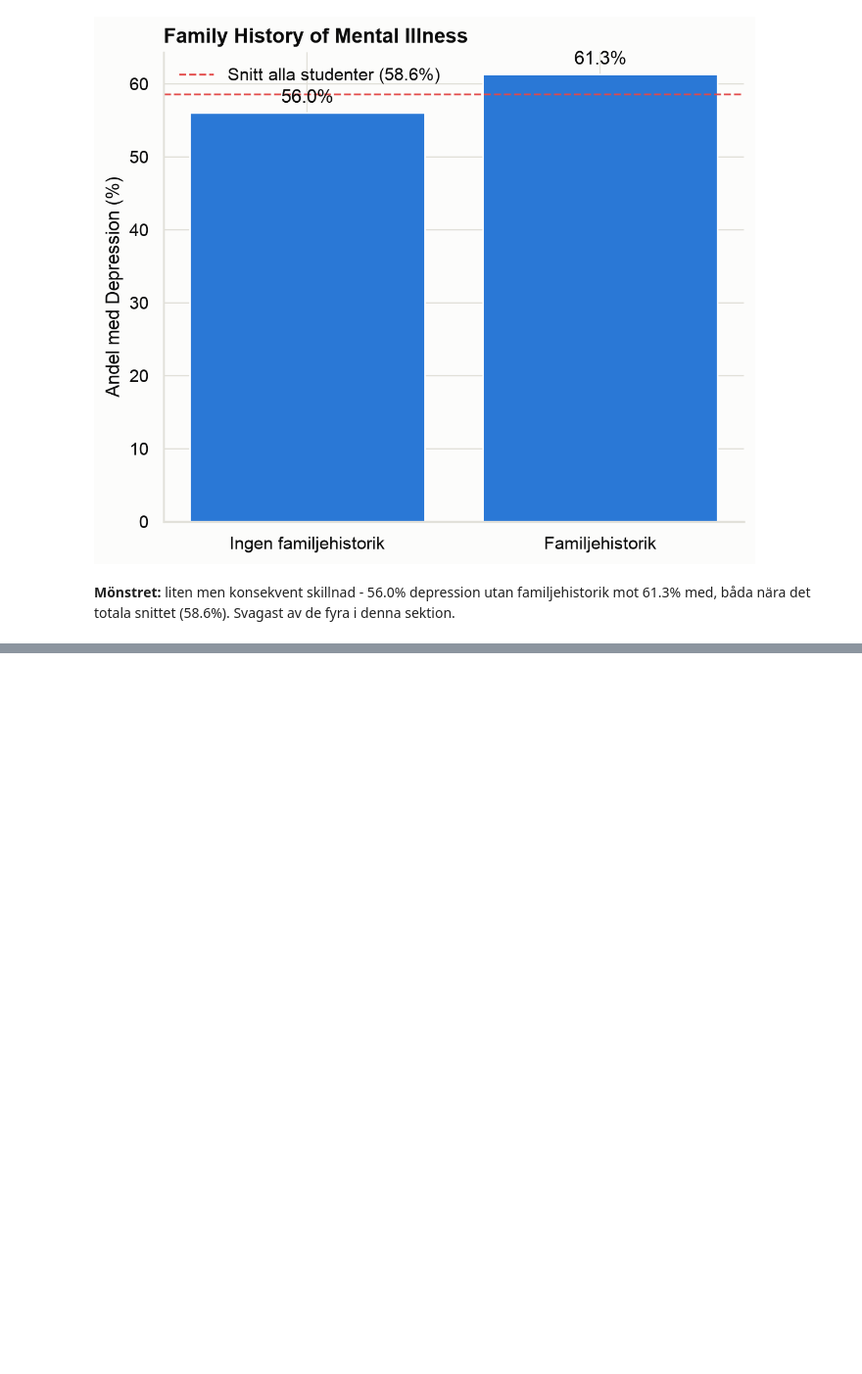
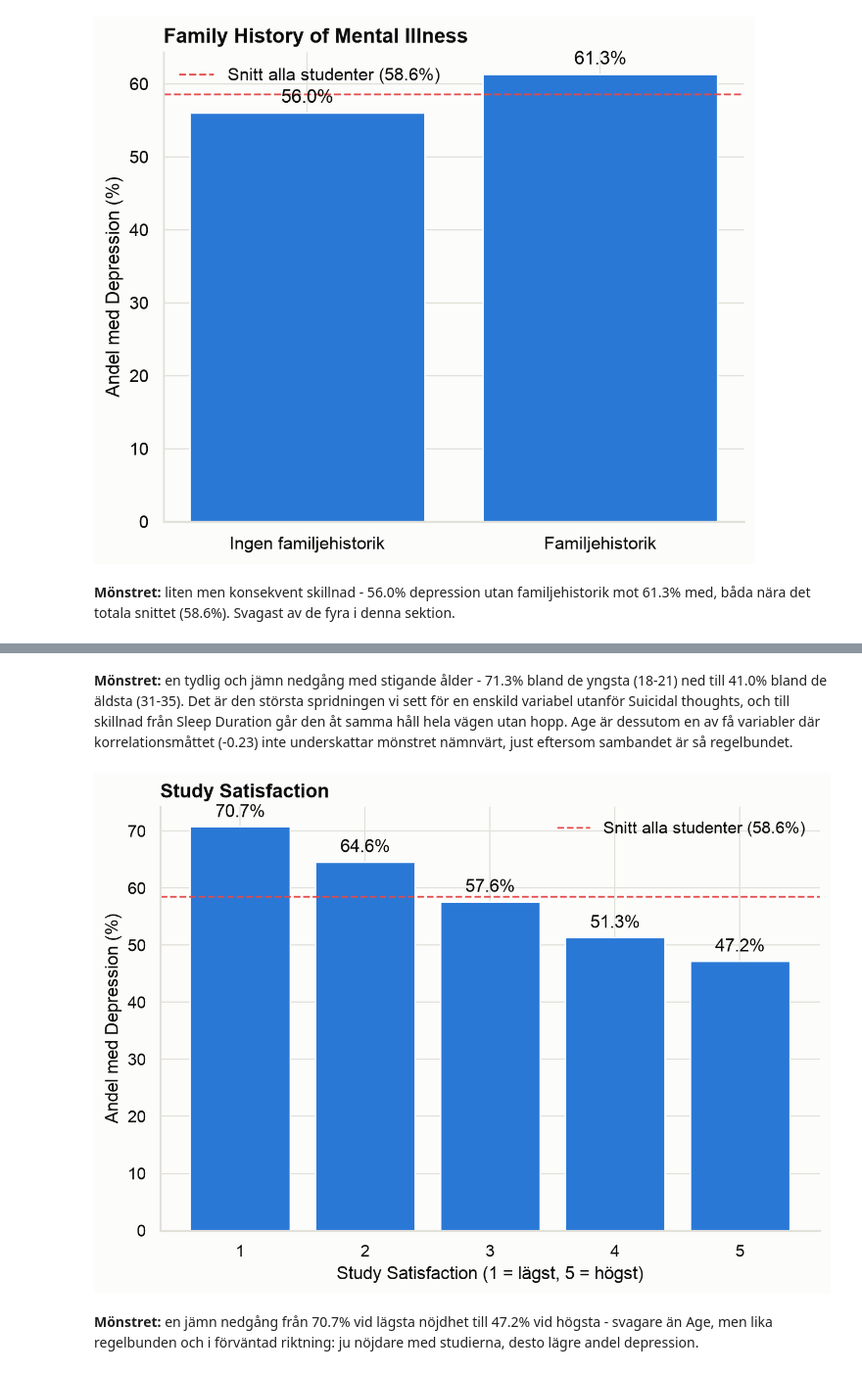
Before and after one commit to davidfjellstrom/student-depression-ML-project, a Jupyter notebook: 02_EDA.ipynb, the cells around one changed output, grey strips where cells are left out. Shown at 98% size. Cells and saved outputs as stored; diff of their text form; code cells hidden in the pictures; blank space fills up the shorter version.

```diff
--- a/02_EDA.ipynb
+++ b/02_EDA.ipynb
@@ -337 +382,32 @@ plt.show()
+# %% [markdown]
+**Mönstret:** en tydlig och jämn nedgång med stigande ålder - 71.3% bland de yngsta
+(18-21) ned till 41.0% bland de äldsta (31-35). Det är den största spridningen vi sett
+för en enskild variabel utanför Suicidal thoughts, och till skillnad från Sleep Duration
+går den åt samma håll hela vägen utan hopp. Age är dessutom en av få variabler där
+korrelationsmåttet (-0.23) inte underskattar mönstret nämnvärt, just eftersom sambandet
+är så regelbundet.
+# %%
+# Study Satisfaction (skala 0-5). Nivå 0 utelämnas - bara 10 studenter, för få för en
+# tillförlitlig andel.
+satisfaction = df[df["Study Satisfaction"] > 0]
+andel_per_satisfaction = satisfaction.groupby("Study Satisfaction")["Depression"].mean() * 100
+
+fig, ax = plt.subplots(figsize=(7, 5))
+bars = ax.bar(andel_per_satisfaction.index.astype(int).astype(str),
+              andel_per_satisfaction.values, color=PALETTE["blue"])
+ax.bar_label(bars, fmt="%.1f%%", padding=4, color=PALETTE["ink"])
+ax.axhline(df["Depression"].mean() * 100, color=PALETTE["red"], linestyle="--", linewidth=1.2,
+           label=f"Snitt alla studenter ({df['Depression'].mean()*100:.1f}%)")
+ax.set_ylabel("Andel med Depression (%)")
+ax.set_xlabel("Study Satisfaction (1 = lägst, 5 = högst)")
+ax.set_title("Study Satisfaction")
+ax.legend(frameon=False)
+plt.tight_layout()
+plt.show()
+# %% [output]
+[figure, added]
+# %% [markdown]
+**Mönstret:** en jämn nedgång från 70.7% vid lägsta nöjdhet till 47.2% vid högsta -
+svagare än Age, men lika regelbunden och i förväntad riktning: ju nöjdare med studierna,
+desto lägre andel depression.
 # %% [markdown]
```
Also changed, not shown: parts of 4 cells of this notebook, 1 other file.
